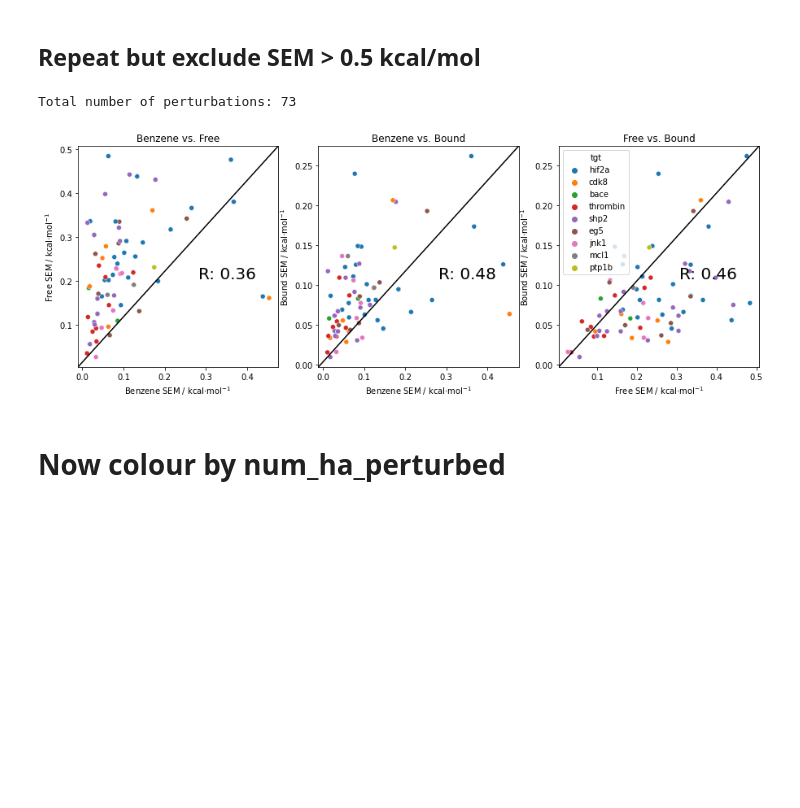
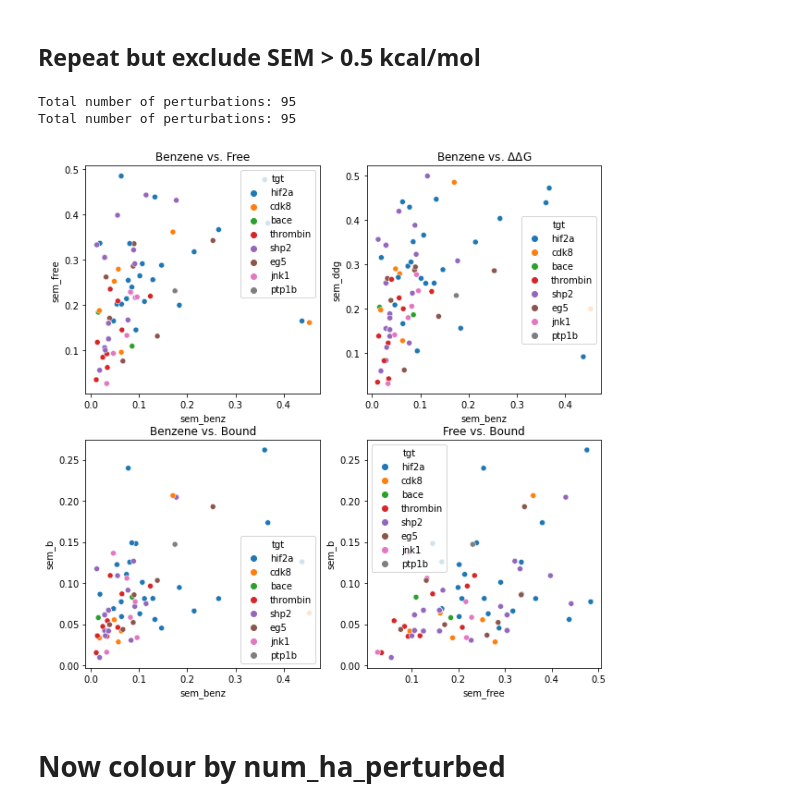
Before and after one commit to michellab/RBFENN, a Jupyter notebook: ANALYSIS/fepspace_vs_free_vs_bound/plot_fepspace_correlations.ipynb, the cells around one changed output. Saved outputs shown, nothing was run; the diff lists cells and outputs as text; code cells hidden in the pictures; blank space fills up the shorter version.

```diff
--- a/ANALYSIS/fepspace_vs_free_vs_bound/plot_fepspace_correlations.ipynb
+++ b/ANALYSIS/fepspace_vs_free_vs_bound/plot_fepspace_correlations.ipynb
@@ -54,20 +75,22 @@ def returnInfo(input_list):
             pert_name = row[0].split("_")[0]
 
         if "free" in row[0] or "bound" in row[0]:
-            target = row[0].split("_")[-2]
+            target = row[0].split("_")[-2].replace("mcl", "mcl1")
         else:
-            target = row[0].split("_")[-1]
+            target = row[0].split("_")[-1].replace("mcl", "mcl1")
 
-        sem = float(row[1])
+        sem = float(row[-1])
 
         pert_names.append(pert_name)
         targets.append(target)
         sems.append(sem)
 
-
     return pert_names, targets, sems
 # %%
 perts_benz, tgts_benz, sems_benz = returnInfo(benzene_quints)
+
 perts_b, tgts_b, sems_b = returnInfo(free_quints)
 perts_free, tgts_free, sems_free = returnInfo(bound_quints)
+
+perts_ddg, tgts_ddg, sems_ddg = computeDDGSems(free_quints, bound_quints)
 # %%
@@ -86,7 +116,7 @@ free_df = pd.DataFrame.from_items([("pert", perts_free),
 # %%
 two_df = pd.merge(benz_df, b_df, how='left', on=['pert', 'tgt'])
-
-full_df = pd.merge(two_df, free_df, how='left', on=['pert', 'tgt']).dropna()
+three_df = pd.merge(two_df, free_df, how='left', on=['pert', 'tgt']).dropna()
+full_df = pd.merge(three_df, ddg_df, how='left', on=['pert', 'tgt']).dropna()
 # %% [markdown]
 ## Plot
 # %%
@@ -139,56 +176,65 @@ Total number of perturbations: 145
 # %% [markdown]
 ## Repeat but exclude SEM > 0.5 kcal/mol
 # %%
-fig, axes = plt.subplots(1,3, figsize=(15,5))
 excluded_df = full_df[full_df["sem_benz"] < 0.5]
 excluded_df = excluded_df[excluded_df["sem_b"] < 0.5]
 excluded_df = excluded_df[excluded_df["sem_free"] < 0.5]
 
 print("Total number of perturbations:", len(excluded_df["sem_benz"]))
+fig, axes = plt.subplots(2,2, figsize=(10,10))
 
+print("Total number of perturbations:", len(excluded_df["sem_benz"]))
 #######
 
-sns.scatterplot("sem_benz", "sem_free", data=excluded_df, hue="tgt", ax=axes[0])
-axes[0].set_title("Benzene vs. Free")
+sns.scatterplot("sem_benz", "sem_free", data=excluded_df, hue="tgt", ax=axes[0][0])
+axes[0][0].set_title("Benzene vs. Free")
 
 _, _, r_value, _, _ = stats.linregress(excluded_df["sem_benz"], excluded_df["sem_free"])
-axes[0].annotate(text="R: "+str(round(r_value, 2)), xy=(0.6, 0.4), size=20, xycoords="axes fraction")
+axes[0][0].annotate(text="R: "+str(round(r_value, 2)), xy=(0.6, 0.4), size=20)
 
 
 #######
-sns.scatterplot("sem_benz", "sem_b", data=excluded_df, hue="tgt", ax=axes[1])
-axes[1].set_title("Benzene vs. Bound")
+sns.scatterplot("sem_benz", "sem_b", data=excluded_df, hue="tgt", ax=axes[1][0])
+axes[1][0].set_title("Benzene vs. Bound")
 
 _, _, r_value, _, _ = stats.linregress(excluded_df["sem_benz"], excluded_df["sem_b"])
-axes[1].annotate(text="R: "+str(round(r_value, 2)), xy=(0.6, 0.4), size=20, xycoords="axes fraction")
+axes[1][0].annotate(text="R: "+str(round(r_value, 2)), xy=(0.6, 0.4), size=20)
 
 #######
-sns.scatterplot("sem_free", "sem_b", data=excluded_df, hue="tgt", ax=axes[2])
-axes[2].set_title("Free vs. Bound")
+sns.scatterplot("sem_free", "sem_b", data=excluded_df, hue="tgt", ax=axes[1][1])
+axes[1][1].set_title("Free vs. Bound")
 
 _, _, r_value, _, _ = stats.linregress(excluded_df["sem_free"], excluded_df["sem_b"])
-axes[2].annotate(text="R: "+str(round(r_value, 2)), xy=(0.6, 0.4), size=20, xycoords="axes fraction")
+axes[1][1].annotate(text="R: "+str(round(r_value, 2)), xy=(0.6, 0.4), size=20)
 
 #######
+sns.scatterplot("sem_benz", "sem_ddg", data=excluded_df, hue="tgt", ax=axes[0][1])
+axes[0][1].set_title("Benzene vs. $\Delta\Delta$G")
 
-for ax in axes:
-#     ax.set_ylim(0, 1)
-#     ax.set_xlim(0, 1)
-    ax.plot([0, 1], [0, 1], transform=ax.transAxes, color="black")
+_, _, r_value, _, _ = stats.linregress(excluded_df["sem_benz"], excluded_df["sem_ddg"])
+axes[0][1].annotate(text="R: "+str(round(r_value, 2)), xy=(0.6, 0.4), size=20)
+#######
 
-axes[0].set_ylabel("Free SEM / kcal$\cdot$mol$^{-1}$")
-axes[1].set_ylabel("Bound SEM / kcal$\cdot$mol$^{-1}$")
-axes[2].set_ylabel("Bound SEM / kcal$\cdot$mol$^{-1}$")
 
-axes[0].set_xlabel("Benzene SEM / kcal$\cdot$mol$^{-1}$")
-axes[1].set_xlabel("Benzene SEM / kcal$\cdot$mol$^{-1}$")
-axes[2].set_xlabel("Free SEM / kcal$\cdot$mol$^{-1}$")
-axes[0].legend([],[], frameon=False)
-axes[1].legend([],[], frameon=False)
+# for ax in axes:
+# #     ax.set_ylim(0, 1)
+# #     ax.set_xlim(0, 1)
+#     ax.plot([0, 1], [0, 1], transform=ax.transAxes, color="black")
+
+# axes[0].set_ylabel("Free SEM / kcal$\cdot$mol$^{-1}$")
+# axes[1].set_ylabel("Bound SEM / kcal$\cdot$mol$^{-1}$")
+# axes[2].set_ylabel("Bound SEM / kcal$\cdot$mol$^{-1}$")
+
+# axes[0].set_xlabel("Benzene SEM / kcal$\cdot$mol$^{-1}$")
+# axes[1].set_xlabel("Benzene SEM / kcal$\cdot$mol$^{-1}$")
+# axes[2].set_xlabel("Free SEM / kcal$\cdot$mol$^{-1}$")
+# axes[0].legend([],[], frameon=False)
+# axes[1].legend([],[], frameon=False)
 plt.show()
 # %% [output]
-Total number of perturbations: 73
+Total number of perturbations: 95
+Total number of perturbations: 95
-[figure, old version]
+[figure, new version]
 # %% [markdown]
 # Now colour by num_ha_perturbed
 # %%
```
Also changed, not shown: parts of 8 cells of this notebook.
